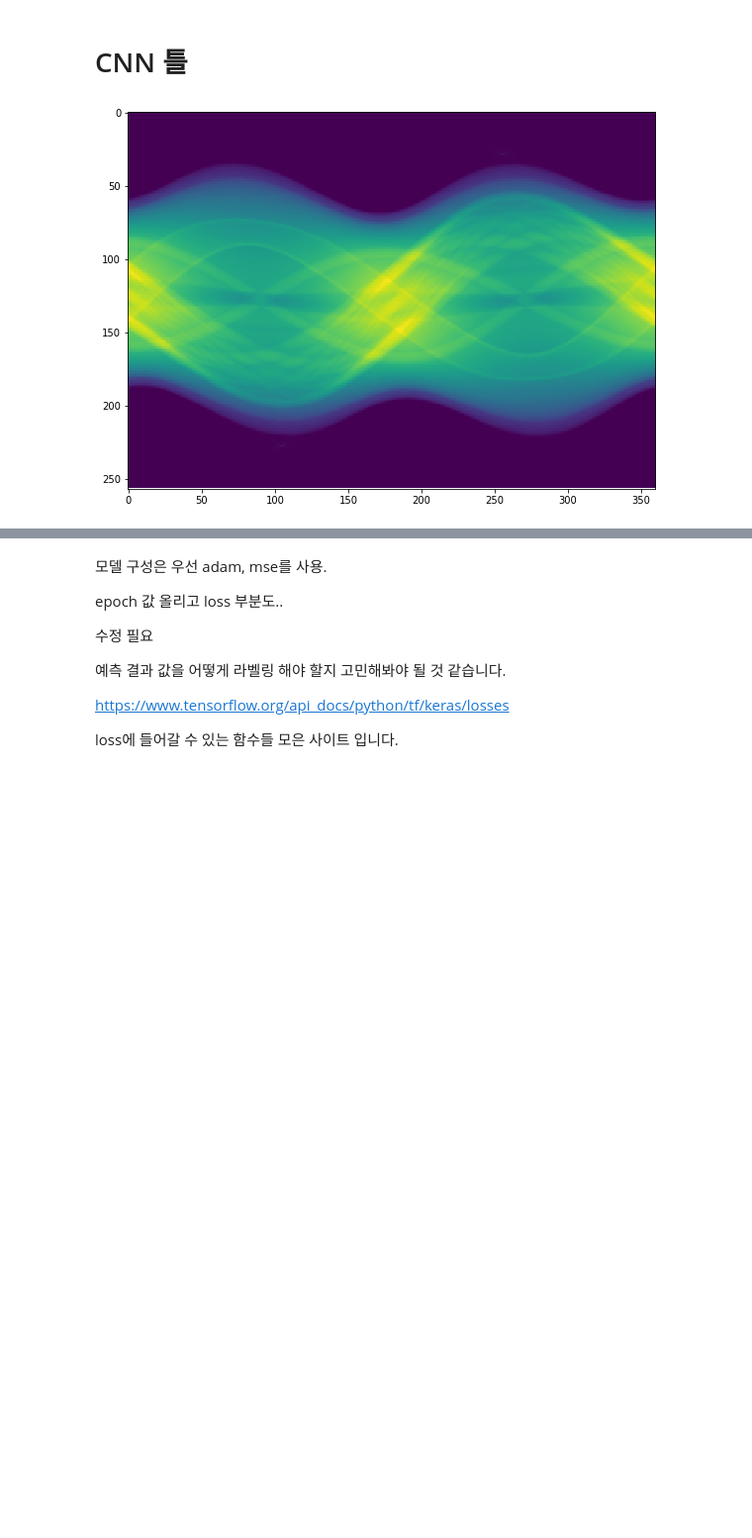
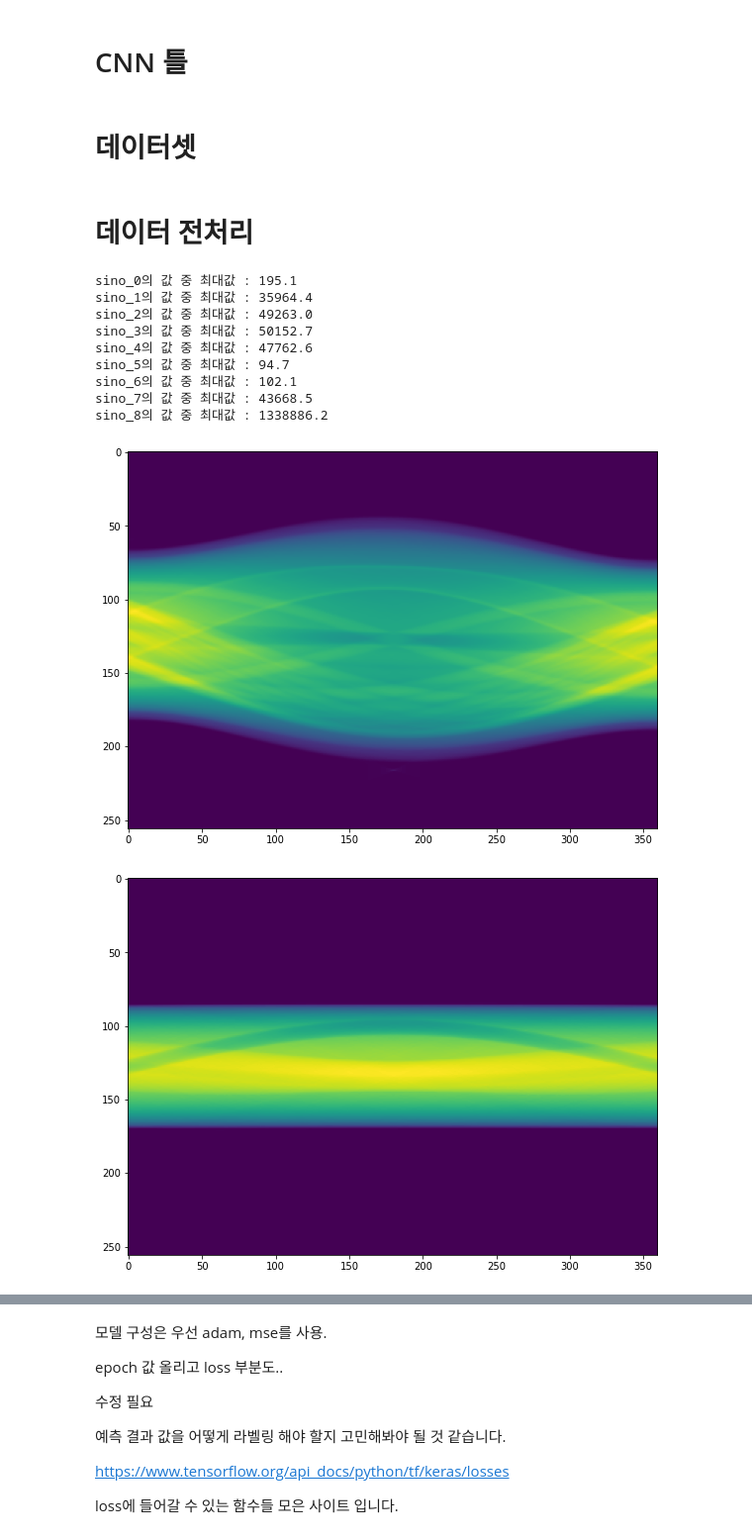
Before and after one commit to KyungRyeolBaek/study, a Jupyter notebook: AI study/치아/tooth_CNN_predict_210724.ipynb, the cells around one changed output, grey strips where cells are left out. Shown at 99% size. Drawn from its saved outputs; the diff is of its cells as text; code cells hidden in the pictures; blank space fills up the shorter version.

```diff
--- a/AI study/치아/tooth_CNN_predict_210724.ipynb
+++ b/AI study/치아/tooth_CNN_predict_210724.ipynb
@@ -2,6 +2,8 @@
 <a href="https://colab.research.google.com/github/KyungRyeolBaek/study/blob/main/AI%20study/%EC%B9%98%EC%95%84/tooth_CNN_predict_210724.ipynb" target="_parent"><img src="https://colab.research.google.com/assets/colab-badge.svg" alt="Open In Colab"/></a>
 # %% [markdown]
 # CNN 틀
+# %% [markdown]
+# 데이터셋
 # %%
 import tensorflow as tf
 import pandas as pd
@@ -10,9 +13,23 @@ import numpy as np
 
 from tensorflow.keras import datasets, layers, models
+# %% [markdown]
+# 데이터 전처리
 # %%
-df = pd.read_table('./images/sino0.txt',sep='\t', header = None).T
-plt.figure(figsize = (15, 7))
-plt.imshow(df)
-plt.colorbar;
+for num in range(0, 9):
+  globals()['df{}'.format(num)] = pd.read_table('./images/sino_examples/sino_{}.txt'.format(num),sep=',', header = None)
+  print('sino_{}의 값 중 최대값 : {}'.format(num, round(globals()['df{}'.format(num)].max().max(), 1)))
+  plt.figure(figsize = (15, 7))
+  plt.imshow(globals()['df{}'.format(num)])
+  plt.colorbar;
 # %% [output]
+sino_0의 값 중 최대값 : 195.1
+sino_1의 값 중 최대값 : 35964.4
+sino_2의 값 중 최대값 : 49263.0
+sino_3의 값 중 최대값 : 50152.7
+sino_4의 값 중 최대값 : 47762.6
+sino_5의 값 중 최대값 : 94.7
+sino_6의 값 중 최대값 : 102.1
+sino_7의 값 중 최대값 : 43668.5
+sino_8의 값 중 최대값 : 1338886.2
-[figure, old version]
+[figure, new version]
+[figure, added]
```
Also changed, not shown: parts of 34 cells of this notebook.
